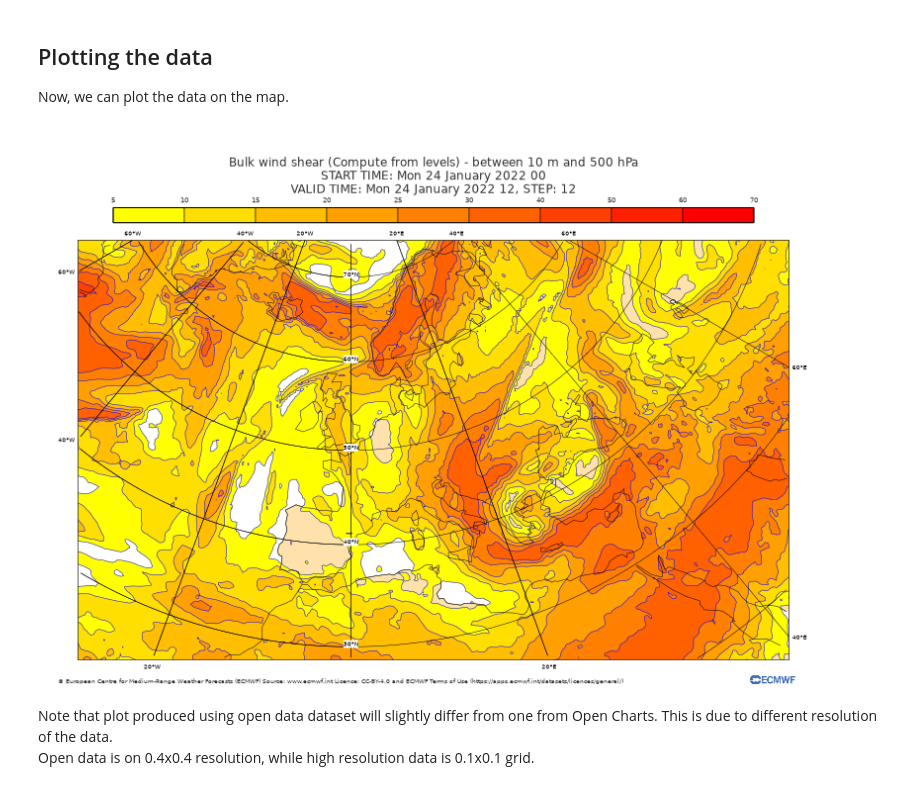
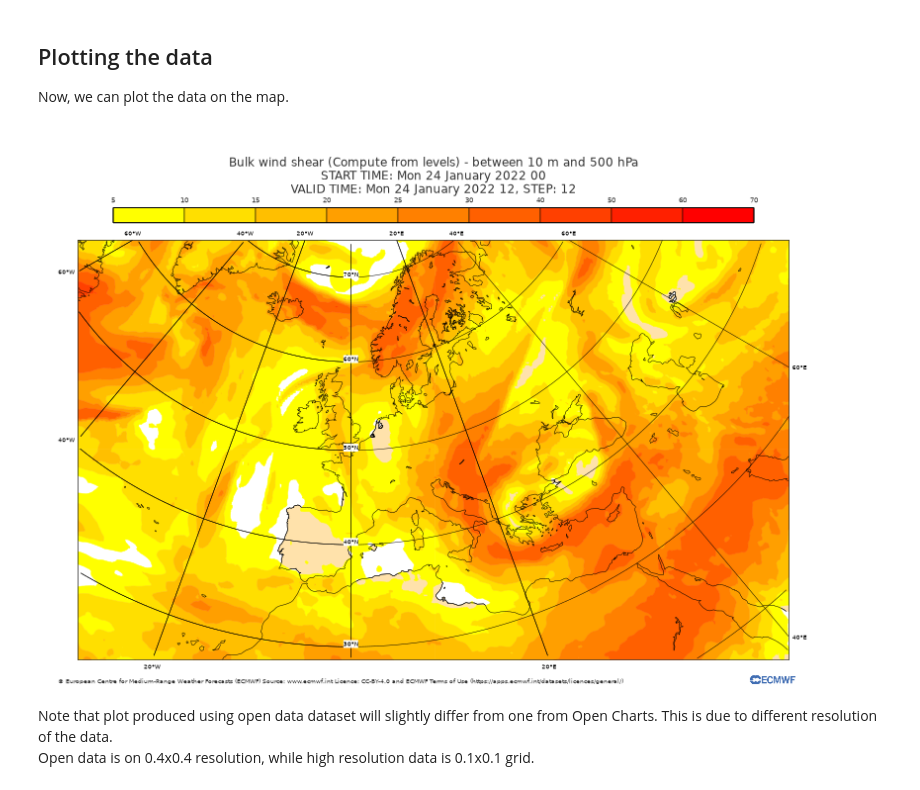
Before and after one commit to ecmwf/notebook-examples, a Jupyter notebook: opencharts/medium-bulk-shear.ipynb, the cells around one changed output. Saved outputs shown, nothing was run; the diff lists cells and outputs as text; code cells hidden in the pictures.

```diff
--- a/opencharts/medium-bulk-shear.ipynb
+++ b/opencharts/medium-bulk-shear.ipynb
@@ -198,20 +197,25 @@ shear_intensity.ls()
 ## Plotting the data
 Now, we can plot the data on the map.
 # %%
-fig = GeoMap(area_name='europe', preset='background-foreground')
+fig = GeoMap(area_name='europe')
 
-fig.contour_lines(shear_intensity, preset="sh_red_f5t70lst")
+fig.coastlines(land_colour="cream",resolution="medium")
+
+fig.contour_shaded(shear_intensity, style="yellow_red_shear")
+
+fig.coastlines(resolution="medium")
+fig.gridlines()
 
 fig.title(["Bulk wind shear (Compute from levels) - between 10 m and 500 hPa",
            "START TIME: <grib_info key='base-date' format='%a %d %B %Y %H' />",
            "VALID TIME: <grib_info key='valid-date' format='%a %d %B %Y %H' />, STEP: <grib_info key='step' />"])
 fig.legend()
 
 fig.footer("© European Centre for Medium-Range Weather Forecasts (ECMWF) Source: www.ecmwf.int Licence: CC-BY-4.0 and ECMWF Terms of Use (https://apps.ecmwf.int/datasets/licences/general/)", logo='ecmwf')
 
 fig.show()
 # %% [output]
-[figure, old version]
+[figure, new version]
 # %% [markdown]
 Note that plot produced using open data dataset will slightly differ from one from Open Charts. This is due to different resolution of the data.
 Open data is on 0.4x0.4 resolution, while high resolution data is 0.1x0.1 grid.
```
Also changed, not shown: parts of 1 cell of this notebook, 23 other files.
